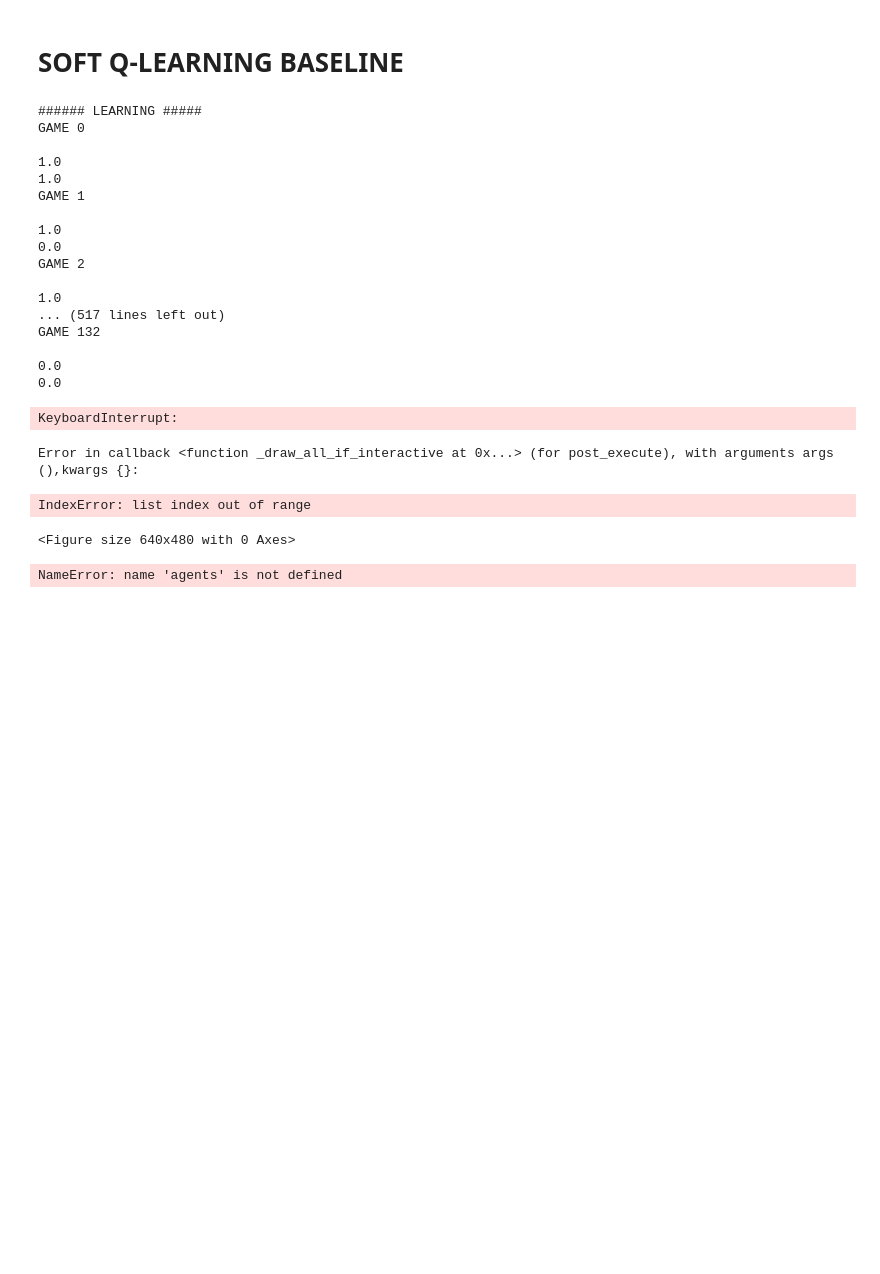
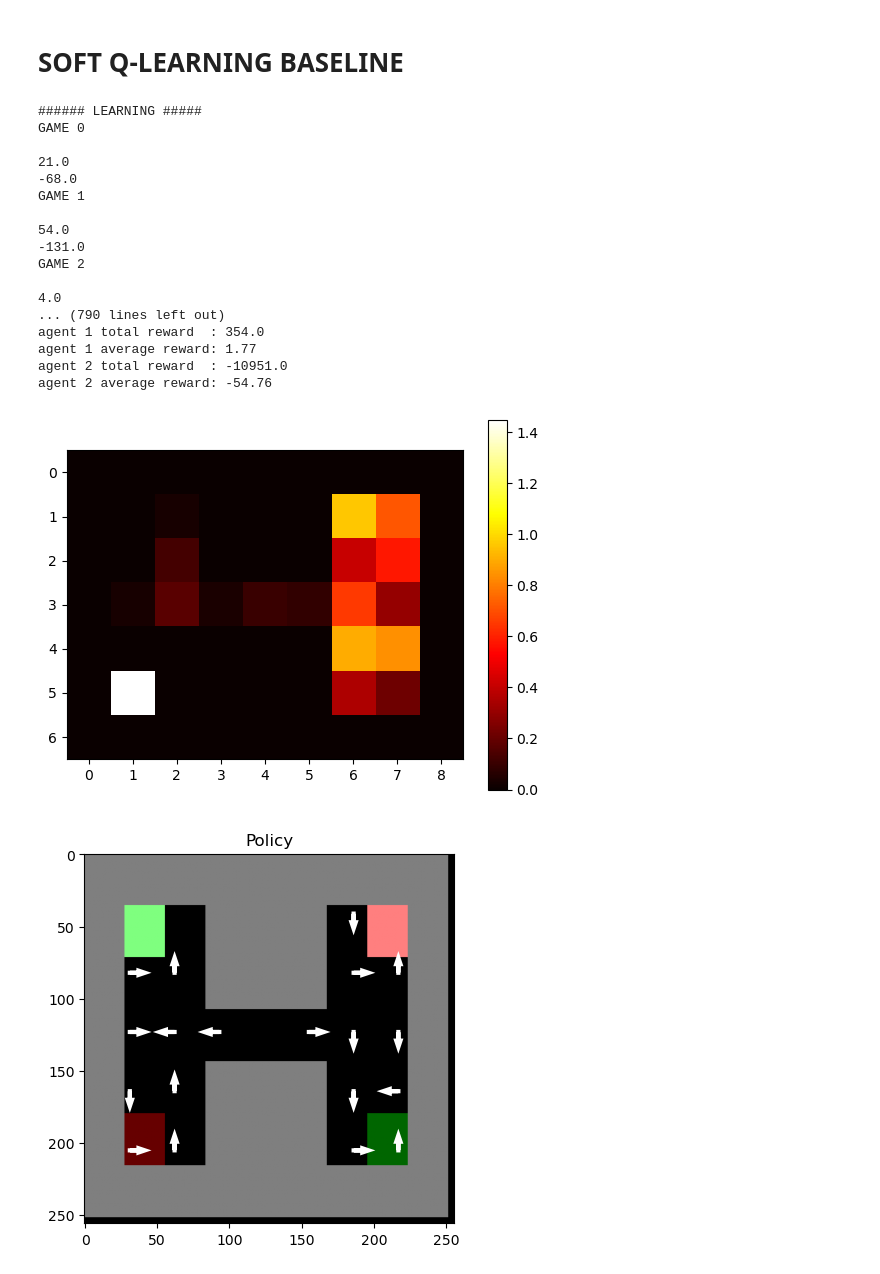
Before and after one commit to maxjappert/multi-agent_distral, a Jupyter notebook: testing.ipynb, the cells around one changed output. Cells and saved outputs as stored; diff of their text form; code cells hidden in the pictures; blank space fills up the shorter version.

```diff
--- a/testing.ipynb
+++ b/testing.ipynb
@@ -143,9 +155,9 @@ plot_policy(policy_function2)
 # %%
 # Q learning params
 ALPHA = 0.2 # learning rate
-GAMMA = 0.95 # reward discount
-TAU=0.5
-LEARNING_COUNT = 300
+GAMMA = 0.99 # reward discount
+TAU=1
+LEARNING_COUNT = 200
 TEST_COUNT = 100
 BETA=1/TAU
 
@@ -162,7 +174,7 @@ print("###### LEARNING #####")
 reward_total_1 = 0.0
 reward_total_2 = 0.0
 for j in range(LEARNING_COUNT):
-    if j==250:
+    if j==1000:
         total_reward,reward_1,reward_2=agents.learn(True)
         print("GAME "+str(j)+"\n")
         fig = plt.figure() # make figure
@@ -191,24 +203,20 @@ print("agent 2 average reward: {:.2f}".format(reward_total_2 / LEARNING_COUNT))
 ###### LEARNING #####
 GAME 0
 
-1.0
-1.0
+21.0
+-68.0
 GAME 1
 
-1.0
-0.0
+54.0
+-131.0
 GAME 2
 
-1.0
-... (517 lines left out)
-GAME 132
-
-0.0
-0.0
+4.0
+... (790 lines left out)
+agent 1 total reward  : 354.0
+agent 1 average reward: 1.77
+agent 2 total reward  : -10951.0
+agent 2 average reward: -54.76
-KeyboardInterrupt:
-Error in callback <function _draw_all_if_interactive at 0x...> (for post_execute), with arguments args (),kwargs {}:
-IndexError: list index out of range
-<Figure size 640x480 with 0 Axes>
 # %%
 Q_a1 = agents.q_val_1
 Q_a1_fixed_p2=Q_a1[:,:,1,7,:,:,:]
@@ -225,34 +233,38 @@ Q_a2_fixed_p1=Q_a2[1,1,:,:,:,:,:]
 Q_a2_mean=np.mean(Q_a2_fixed_p1,axis=tuple(i for i in range(Q_a2_fixed_p1.ndim) if i != 0 and i!=1 and i!=4))
 
 policy_function2 = np.argmax( Q_a2_mean , axis = 2)
-print(Q_a2_mean[:,:,2])
+plt.figure()
+plt.imshow(Q_a2_mean[:,:,1], cmap='hot', interpolation='nearest')
+plt.colorbar()
+plt.show()
 
 def plot_policy( policy_function ):
 
     #plt.figure()
     env.reset()
     img=env.render('rgb_array')
 
     plt.imshow( img.astype('float')/255.0)
 
 
     for row in range( policy_function.shape[0] ):
         for col in range( policy_function.shape[1] ):
             if policy_function[row,col] == 0:
                 continue
             if policy_function[row,col] == 1:
                 dx = 0; dy = .5
             if policy_function[row,col] == 2:
                 dx = 0; dy = -.5
             if policy_function[row,col] == 3:
                 dx = -.5; dy = 0
             if policy_function[row,col] == 4:
                 dx = .5; dy = 0
             plt.arrow( col*31 , row*41 , dx*12, dy*12 ,shape='full', fc='w' , ec='w' ,lw=3, head_width=3)
             #plt.quiver(col*31,row*40,dx,dy ,color=(1.0,1.0,1.0))
     plt.title( 'Policy' )
     plt.show()
 plot_policy(policy_function1)
 plot_policy(policy_function2)
 # %% [output]
-NameError: name 'agents' is not defined
+[figure, added]
+[figure, added]
```
Also changed, not shown: parts of 3 cells of this notebook, 4 other files.
